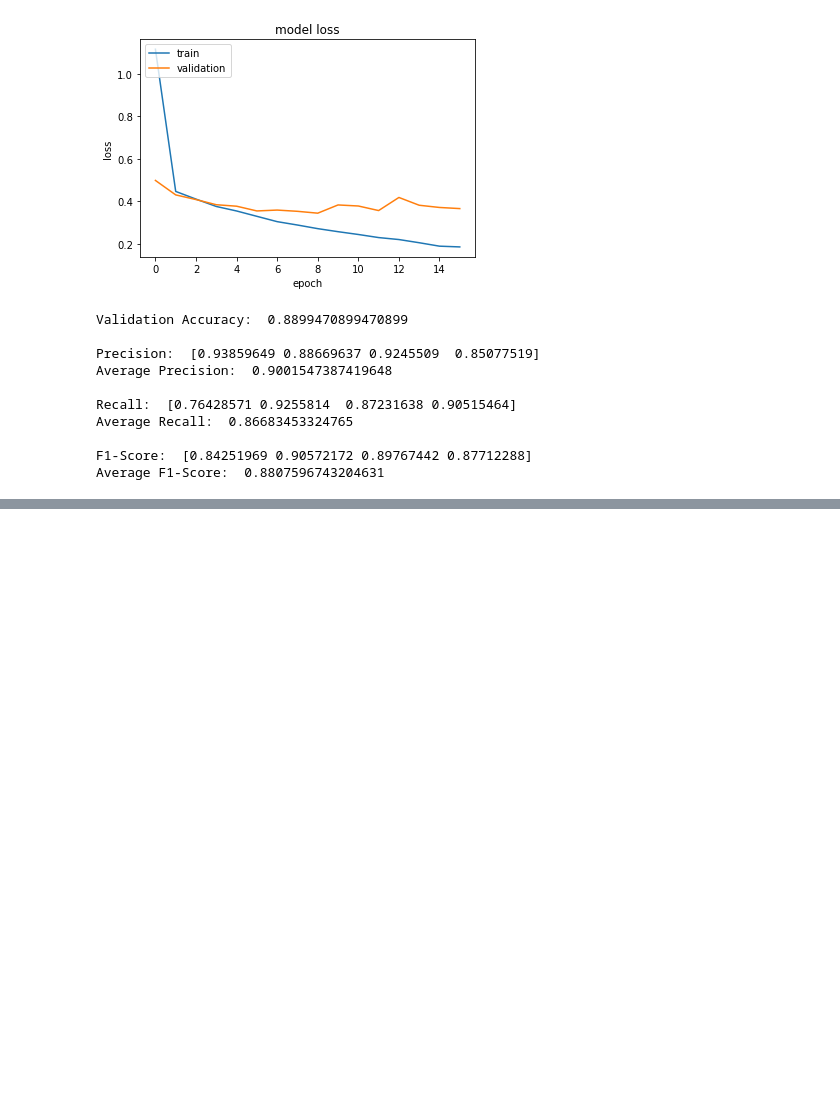
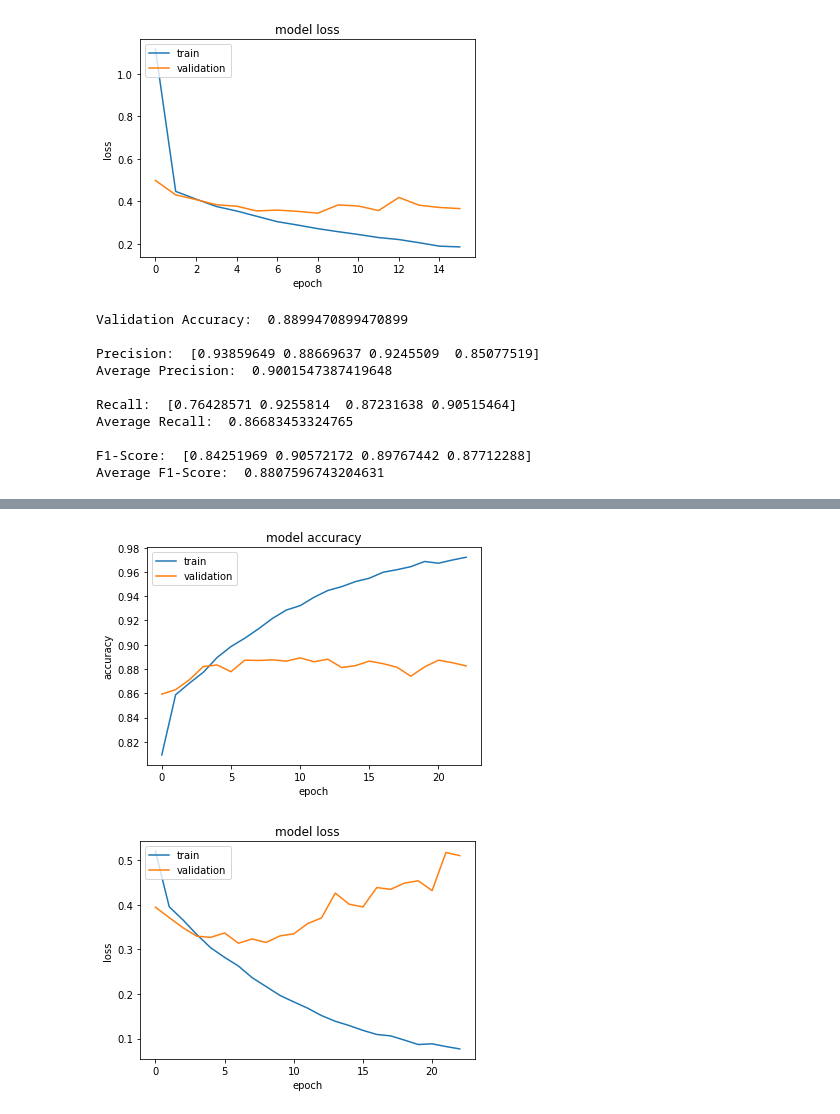
Before and after one commit to athrvkk/ICON-2020-TechDoFication, a Jupyter notebook: classifiers/dl-models-ds-raw.ipynb, the cells around one changed output, grey strips where cells are left out. Cells and saved outputs as stored; diff of their text form; code cells hidden in the pictures; blank space fills up the shorter version.

```diff
--- a/classifiers/dl-models-ds-raw.ipynb
+++ b/classifiers/dl-models-ds-raw.ipynb
@@ -114,7 +120,7 @@ Input vocab:  52576
 Embedding dimensions:  300
 Input sentence dimensions:  100
 # %%
-myCB = myCallbacks(metrics='acc', threshold=0.95)
+myCB = myCallbacks(metrics='acc', threshold=0.97)
 # %% [markdown]
 # Feed-Forward Neural Network Model
 # %%
@@ -605,0 +652,8 @@ save_model(myBiLSTM_CNN, "BiLSTM-CNN-f1-8807")
+# %%
+history = myBiLSTM_CNN_Att.fit(x_train_padded,
+                               y_train,
+                               epochs=30,
+                               batch_size=128,
+                               verbose=1,
+                               validation_data=(x_val_padded, y_val),
+                               callbacks=[myCB])
@@ -605,0 +678,5 @@ save_model(myBiLSTM_CNN, "BiLSTM-CNN-f1-8807")
+# %%
+plot_curves(history)
+# %% [output]
+[figure, added]
+[figure, added]
```
Also changed, not shown: parts of 12 cells of this notebook, 8 other files.
